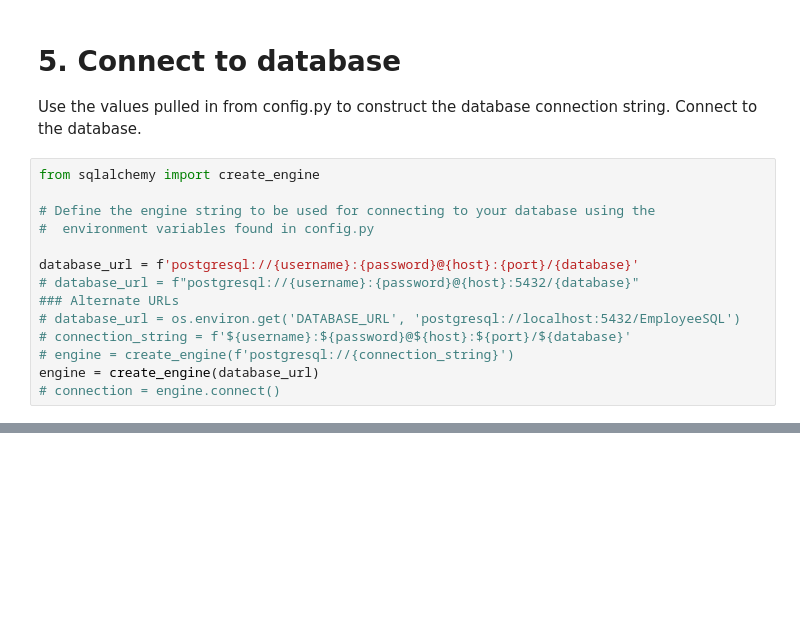
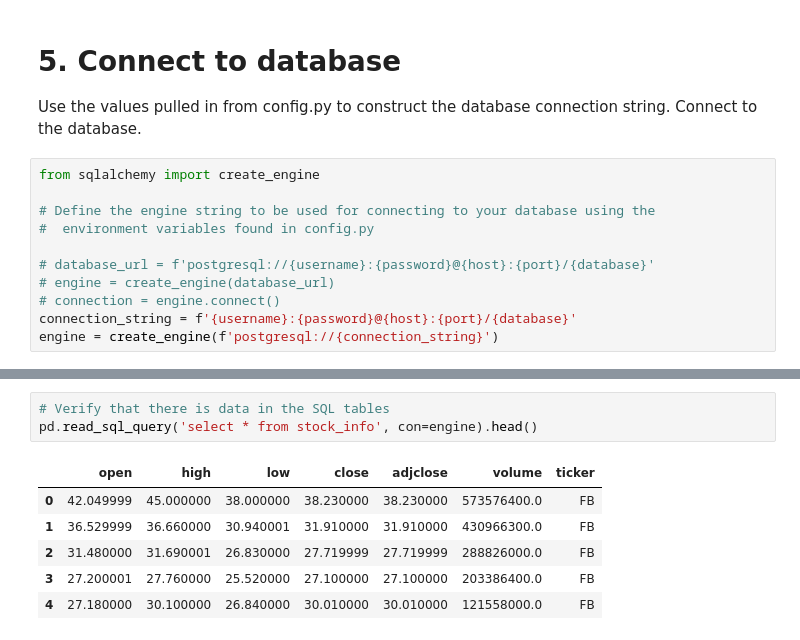
Before and after one commit to V-Villagomez/ETL-Stock-Trends, a Jupyter notebook: Notebooks/project2_yahoofinance.ipynb, the cells around one changed output, grey strips where cells are left out. Cells and saved outputs as stored; diff of their text form; blank space fills up the shorter version.

```diff
--- a/Notebooks/project2_yahoofinance.ipynb
+++ b/Notebooks/project2_yahoofinance.ipynb
@@ -460,11 +349,8 @@ from sqlalchemy import create_engine
 # Define the engine string to be used for connecting to your database using the
 #  environment variables found in config.py
 
-database_url = f'postgresql://{username}:{password}@{host}:{port}/{database}'
-# database_url = f"postgresql://{username}:{password}@{host}:5432/{database}"
-### Alternate URLs
-# database_url = os.environ.get('DATABASE_URL', 'postgresql://localhost:5432/EmployeeSQL')
-# connection_string = f'${username}:${password}@${host}:${port}/${database}'
-# engine = create_engine(f'postgresql://{connection_string}')
-engine = create_engine(database_url)
+# database_url = f'postgresql://{username}:{password}@{host}:{port}/{database}'
+# engine = create_engine(database_url)
 # connection = engine.connect()
+connection_string = f'{username}:{password}@{host}:{port}/{database}'
+engine = create_engine(f'postgresql://{connection_string}')
@@ -489,0 +386,10 @@ pd.read_sql_query('select * from departments', con=engine).head()
+# %%
+# Verify that there is data in the SQL tables
+pd.read_sql_query('select * from stock_info', con=engine).head()
+# %% [output]
+|  | open | high | low | close | adjclose | volume | ticker |
+| 0 | 42.049999 | 45.000000 | 38.000000 | 38.230000 | 38.230000 | 573576400.0 | FB |
+| 1 | 36.529999 | 36.660000 | 30.940001 | 31.910000 | 31.910000 | 430966300.0 | FB |
+| 2 | 31.480000 | 31.690001 | 26.830000 | 27.719999 | 27.719999 | 288826000.0 | FB |
+| 3 | 27.200001 | 27.760000 | 25.520000 | 27.100000 | 27.100000 | 203386400.0 | FB |
+| 4 | 27.180000 | 30.100000 | 26.840000 | 30.010000 | 30.010000 | 121558000.0 | FB |
```
Also changed, not shown: parts of 37 cells of this notebook.
